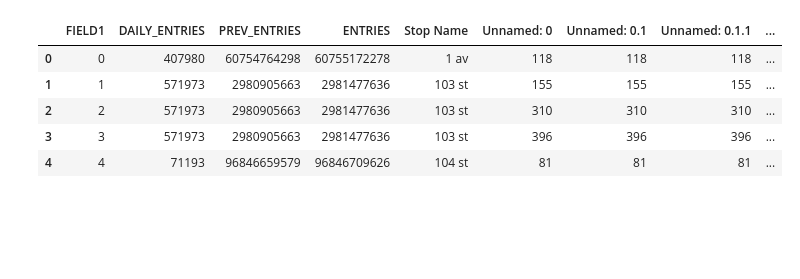
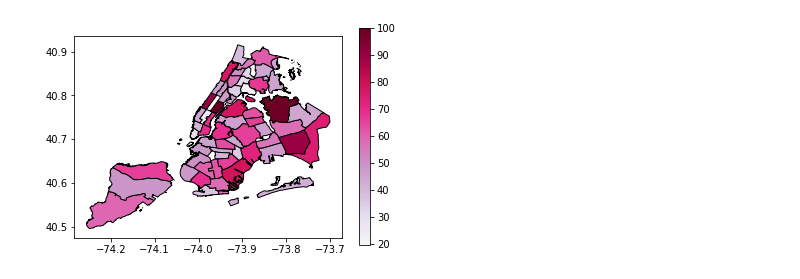
Before and after one commit to nalehc/gala_flyer_locations, a Jupyter notebook: geopandas_subway.ipynb, the cells around one changed output. Saved outputs shown, nothing was run; the diff lists cells and outputs as text; code cells hidden in the pictures; blank space fills up the shorter version.

```diff
--- a/geopandas_subway.ipynb
+++ b/geopandas_subway.ipynb
@@ -15,15 +18,8 @@ stops.to_csv('Subway Entrances1.csv')
 # %%
-%matplotlib inline
 
-import matplotlib.pyplot as plt
-import geopandas as gpd
-import matplotlib
-polygons = gpd.read_file("d085e2f8d0b54d4590b1e7d1f35594c1pediacitiesnycneighborhoods.geojson")
+census = gpd.read_file("2010gendercensus.geojson")
 entrances = gpd.read_file("Subway Entrances.geojson")
-# %% [output]
-|  | FIELD1 | DAILY_ENTRIES | PREV_ENTRIES | ENTRIES | Stop Name | Unnamed: 0 | Unnamed: 0.1 | Unnamed: 0.1.1 | ... |
-| 0 | 0 | 407980 | 60754764298 | 60755172278 | 1 av | 118 | 118 | 118 | ... |
-| 1 | 1 | 571973 | 2980905663 | 2981477636 | 103 st | 155 | 155 | 155 | ... |
-| 2 | 2 | 571973 | 2980905663 | 2981477636 | 103 st | 310 | 310 | 310 | ... |
-| 3 | 3 | 571973 | 2980905663 | 2981477636 | 103 st | 396 | 396 | 396 | ... |
-| 4 | 4 | 71193 | 96846659579 | 96846709626 | 104 st | 81 | 81 | 81 | ... |
+# %%
+base = census.plot(column = '% of Max', colormap = "PuRd", edgecolor='black', legend = "True")
+# %% [output]
+[figure, added]
```
Also changed, not shown: parts of 3 cells of this notebook, 1 other file.
